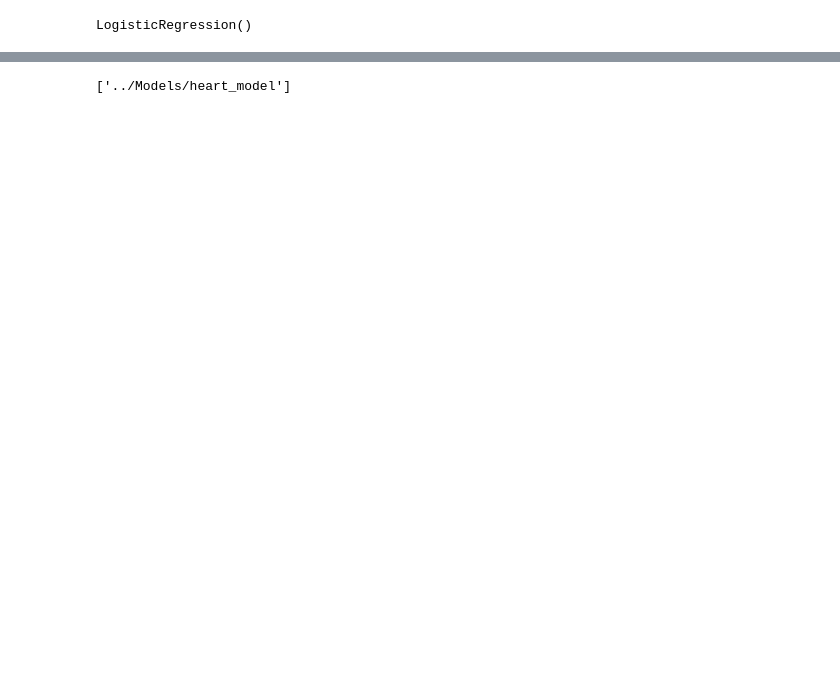
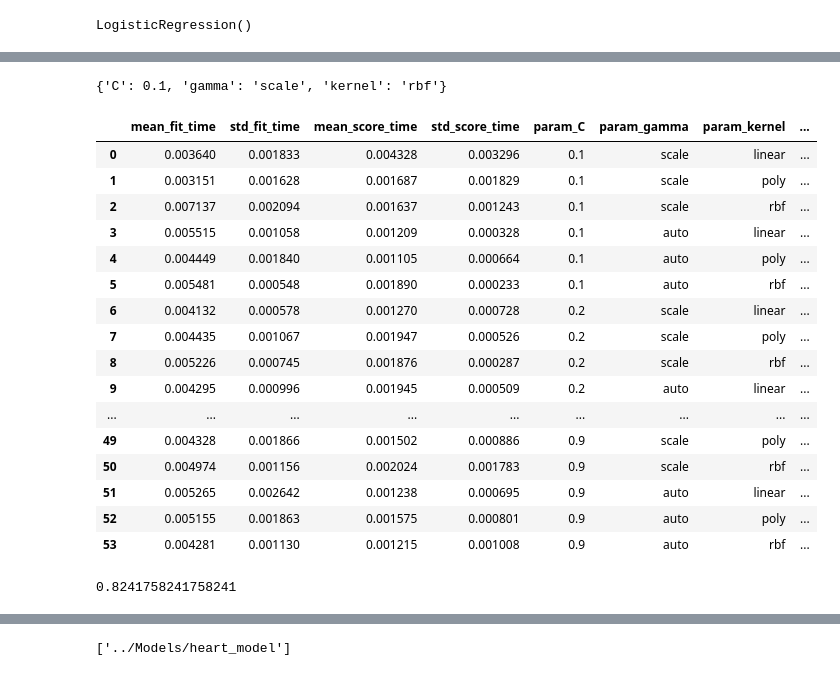
Before and after one commit to kritikaparmar-programmer/HealthCheck, a Jupyter notebook: Notebooks/HeartNotebook.ipynb, the cells around one changed output, grey strips where cells are left out. Cells and saved outputs as stored; diff of their text form; code cells hidden in the pictures; blank space fills up the shorter version.

```diff
--- a/Notebooks/HeartNotebook.ipynb
+++ b/Notebooks/HeartNotebook.ipynb
@@ -128,0 +141,9 @@ print(cv_results)
+# %%
+svm_clf = svm.SVC()
+param = {'C' : [0.1,0.2,0.3,0.4,0.5,0.6,0.7,0.8,0.9],
+         'kernel' : ['linear', 'poly', 'rbf'],
+         'gamma' : ['scale', 'auto']
+        }
+
+clf = GridSearchCV(svm_clf, param, cv=5, verbose=5, n_jobs=3)
+clf.fit(dataset,target)
@@ -128,0 +162,25 @@ print(cv_results)
+# %%
+clf.best_params_
+# %% [output]
+{'C': 0.1, 'gamma': 'scale', 'kernel': 'rbf'}
+# %%
+cv_result = pd.DataFrame(clf.cv_results_)
+cv_result
+# %% [output]
+|  | mean_fit_time | std_fit_time | mean_score_time | std_score_time | param_C | param_gamma | param_kernel | ... |
+| 0 | 0.003640 | 0.001833 | 0.004328 | 0.003296 | 0.1 | scale | linear | ... |
+| 1 | 0.003151 | 0.001628 | 0.001687 | 0.001829 | 0.1 | scale | poly | ... |
+| 2 | 0.007137 | 0.002094 | 0.001637 | 0.001243 | 0.1 | scale | rbf | ... |
+| 3 | 0.005515 | 0.001058 | 0.001209 | 0.000328 | 0.1 | auto | linear | ... |
+| 4 | 0.004449 | 0.001840 | 0.001105 | 0.000664 | 0.1 | auto | poly | ... |
+| 5 | 0.005481 | 0.000548 | 0.001890 | 0.000233 | 0.1 | auto | rbf | ... |
+| 6 | 0.004132 | 0.000578 | 0.001270 | 0.000728 | 0.2 | scale | linear | ... |
+| 7 | 0.004435 | 0.001067 | 0.001947 | 0.000526 | 0.2 | scale | poly | ... |
+| 8 | 0.005226 | 0.000745 | 0.001876 | 0.000287 | 0.2 | scale | rbf | ... |
+| 9 | 0.004295 | 0.000996 | 0.001945 | 0.000509 | 0.2 | auto | linear | ... |
+| ... | ... | ... | ... | ... | ... | ... | ... | ... |
+| 49 | 0.004328 | 0.001866 | 0.001502 | 0.000886 | 0.9 | scale | poly | ... |
+| 50 | 0.004974 | 0.001156 | 0.002024 | 0.001783 | 0.9 | scale | rbf | ... |
+| 51 | 0.005265 | 0.002642 | 0.001238 | 0.000695 | 0.9 | auto | linear | ... |
+| 52 | 0.005155 | 0.001863 | 0.001575 | 0.000801 | 0.9 | auto | poly | ... |
+| 53 | 0.004281 | 0.001130 | 0.001215 | 0.001008 | 0.9 | auto | rbf | ... |
@@ -128,0 +189,7 @@ print(cv_results)
+# %%
+svm_clf = svm.SVC(C=0.6, gamma='auto', kernel='rbf')
+svm_clf.fit(train_X, train_y)
+pred = svm_clf.predict(test_X)
+print(accuracy_score(test_y, pred))
+# %% [output]
+0.8241758241758241
```
Also changed, not shown: parts of 11 cells of this notebook, 1 other file.
